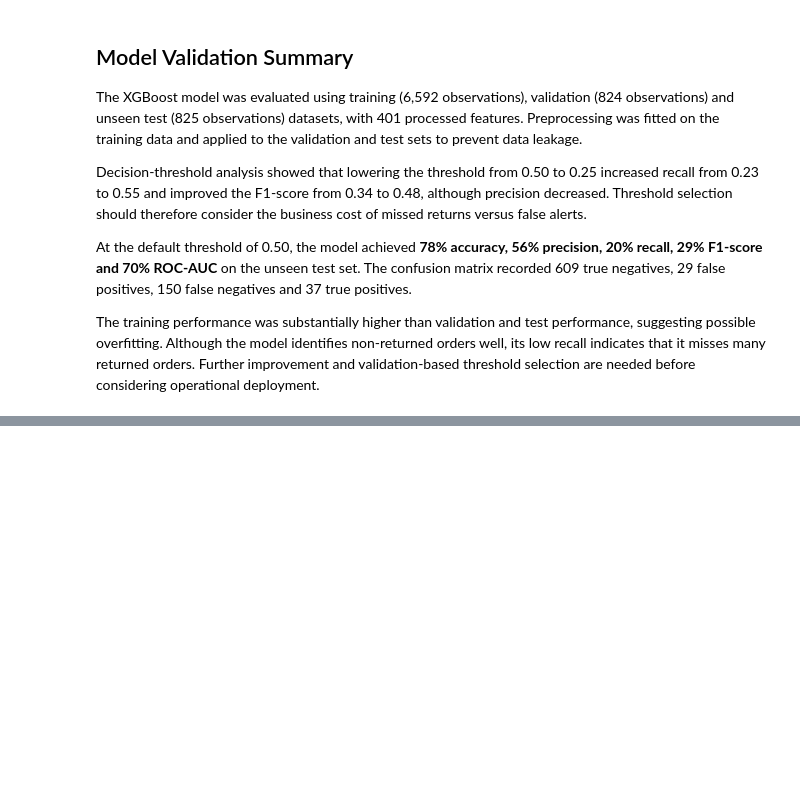
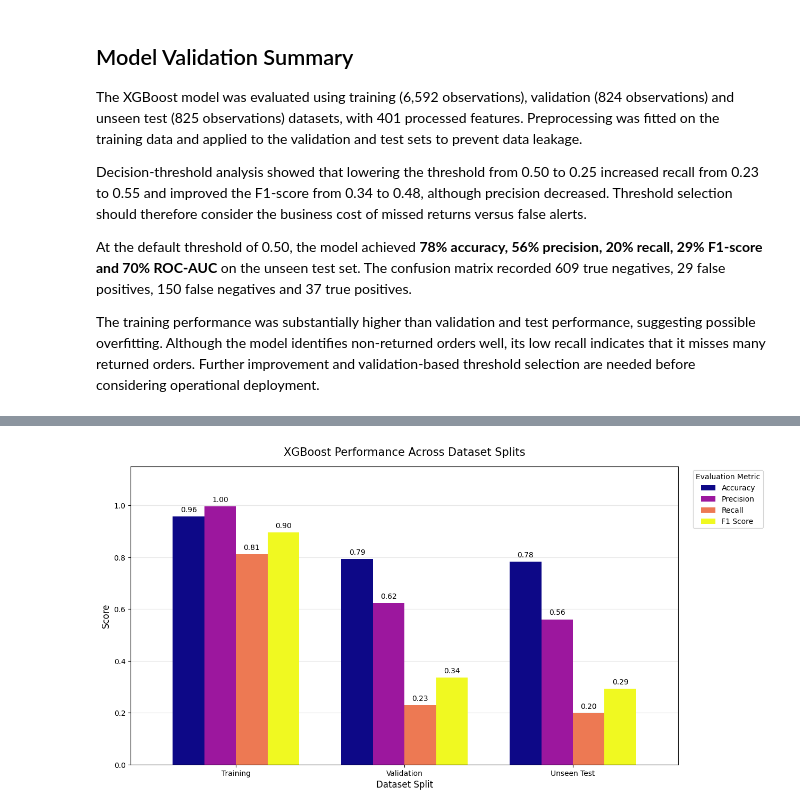
Before and after one commit to Payal942/Capstone-STADIOalot-Return-Prediction, a Jupyter notebook: notebooks/SS3_PartB.ipynb, the cells around one changed output, grey strips where cells are left out. Cells and saved outputs as stored; diff of their text form; code cells hidden in the pictures; blank space fills up the shorter version.

```diff
--- a/notebooks/SS3_PartB.ipynb
+++ b/notebooks/SS3_PartB.ipynb
@@ -2560,0 +2627,79 @@ The training performance was substantially higher than validation and test perfo
+# %%
+
+# ============================================================
+# 39. VISUALISATION 2
+# PERFORMANCE ACROSS DATASET SPLITS
+# ============================================================
+
+# ------------------------------------------------------------
+# PREPARE METRICS FOR VISUALISATION
+# ------------------------------------------------------------
+
+required_metrics = [
+    "Accuracy",
+    "Precision",
+    "Recall",
+    "F1 Score"
+]
+
+required_splits = [
+    "Training",
+    "Validation",
+    "Unseen Test"
+]
+
+# Select the required metrics and dataset splits
+plot_metrics = evaluation_table.set_index(
+    "Dataset"
+).loc[
+    required_splits,
+    required_metrics
+]
+
+# ------------------------------------------------------------
+# CREATE BAR CHART
+# ------------------------------------------------------------
+
+ax = plot_metrics.plot(
+    kind="bar",
+    figsize=(13, 7),
+    width=0.75,
+    colormap="plasma"
+)
+fig_2 = ax.get_figure()
+
+ax.set_title(
+    "XGBoost Performance Across Dataset Splits",
+    fontsize=15,
+    pad=15
+)
+
+ax.set_xlabel("Dataset Split", fontsize=12)
+ax.set_ylabel("Score", fontsize=12)
+
+# Leave space above bars for value labels
+ax.set_ylim(0, 1.15)
+
+# Display values to two decimal places
+for container in ax.containers:
+    ax.bar_label(
+        container,
+        fmt="%.2f",
+        padding=4,
+        fontsize=10
+    )
+
+ax.legend(
+    title="Evaluation Metric",
+    loc="upper left",
+    bbox_to_anchor=(1.02, 1)
+)
+
+ax.grid(axis="y", alpha=0.3)
+ax.set_axisbelow(True)
+
+plt.xticks(rotation=0)
+plt.tight_layout(pad=2)
+plt.show()
+# %% [output]
+[figure, added]
```
Also changed, not shown: parts of 10 cells of this notebook, 5 other files.
